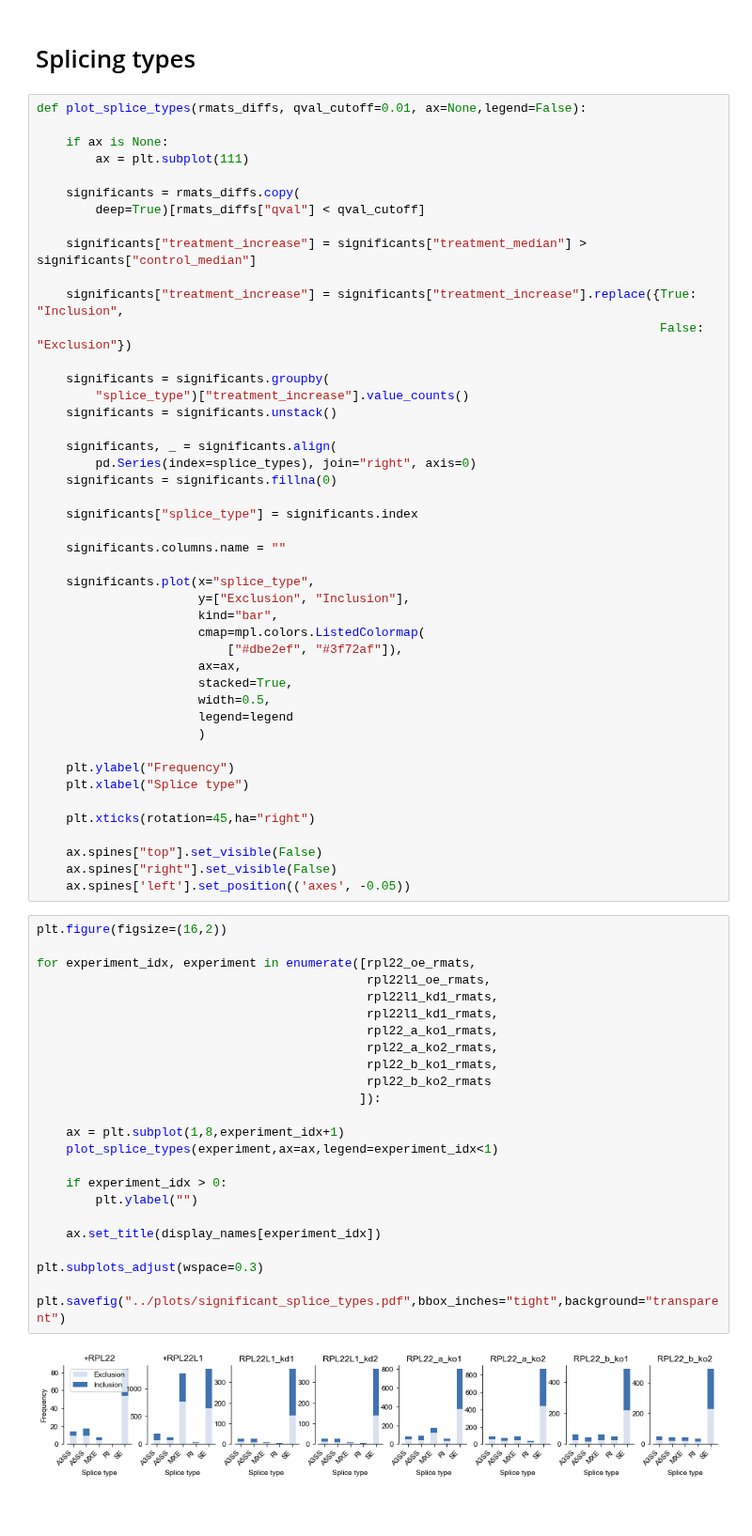
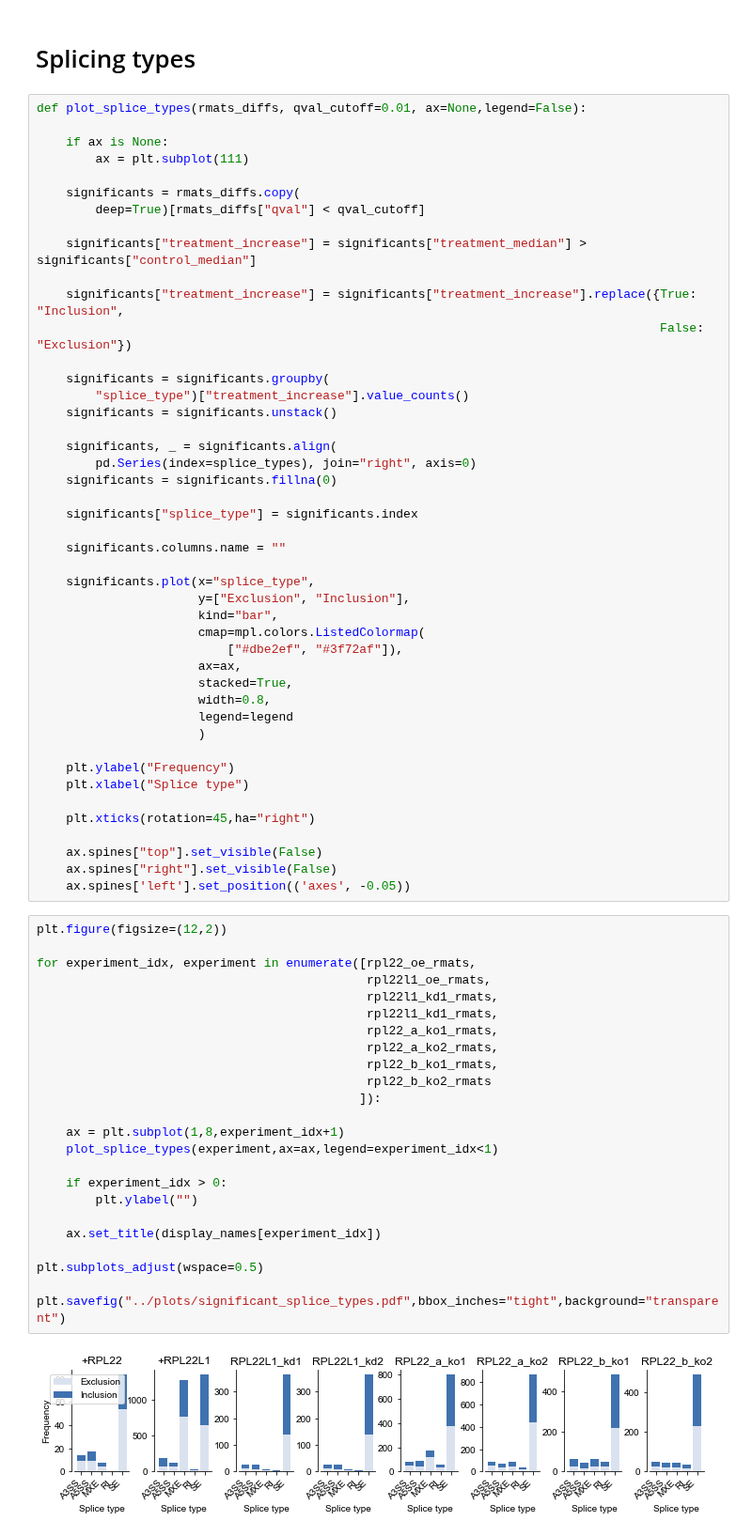
Before and after one commit to kevinhu/mdm4-splicing, a Jupyter notebook: notebooks/fig4_splicing.ipynb, the cells around one changed output. Shown at 94% size. Drawn from its saved outputs; the diff is of its cells as text; blank space fills up the shorter version.

```diff
--- a/notebooks/fig4_splicing.ipynb
+++ b/notebooks/fig4_splicing.ipynb
@@ -112,7 +112,7 @@ def plot_splice_types(rmats_diffs, qval_cutoff=0.01, ax=None,legend=False):
                           ["#dbe2ef", "#3f72af"]),
                       ax=ax,
                       stacked=True,
-                      width=0.5,
+                      width=0.8,
                       legend=legend
                       )
 
@@ -125,28 +125,28 @@ def plot_splice_types(rmats_diffs, qval_cutoff=0.01, ax=None,legend=False):
     ax.spines["right"].set_visible(False)
     ax.spines['left'].set_position(('axes', -0.05))
 # %%
-plt.figure(figsize=(16,2))
+plt.figure(figsize=(12,2))
 
 for experiment_idx, experiment in enumerate([rpl22_oe_rmats,
                                              rpl22l1_oe_rmats,
                                              rpl22l1_kd1_rmats,
                                              rpl22l1_kd1_rmats,
                                              rpl22_a_ko1_rmats,
                                              rpl22_a_ko2_rmats,
                                              rpl22_b_ko1_rmats,
                                              rpl22_b_ko2_rmats
                                             ]):
 
     ax = plt.subplot(1,8,experiment_idx+1)
     plot_splice_types(experiment,ax=ax,legend=experiment_idx<1)
 
     if experiment_idx > 0:
         plt.ylabel("")
 
     ax.set_title(display_names[experiment_idx])
 
-plt.subplots_adjust(wspace=0.3)
+plt.subplots_adjust(wspace=0.5)
 
 plt.savefig("../plots/significant_splice_types.pdf",bbox_inches="tight",background="transparent")
 # %% [output]
-[figure, old version]
+[figure, new version]
```
Also changed, not shown: parts of 25 cells of this notebook, 4 other files.
